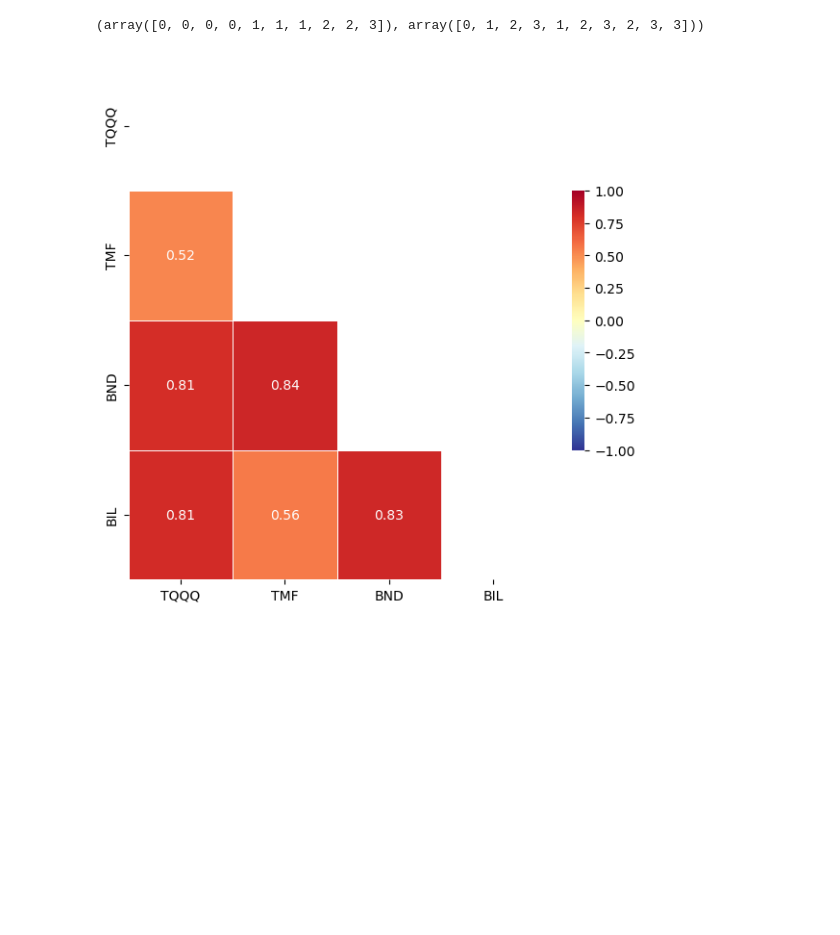
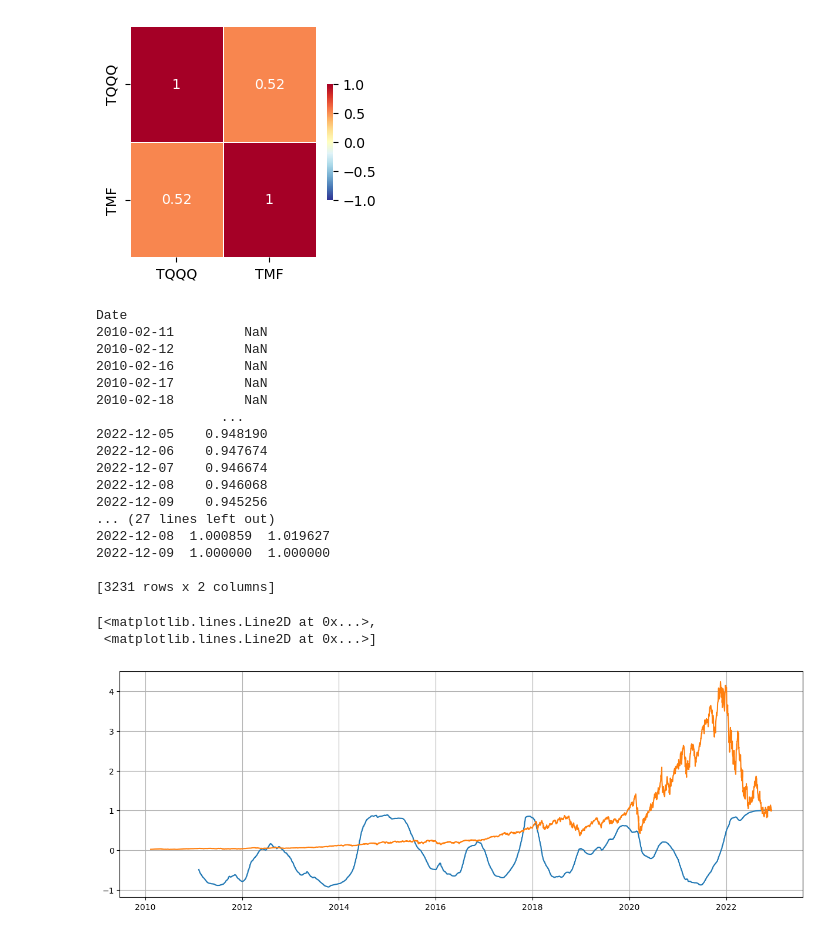
Before and after one commit to unius1004/DualMomentum, a Jupyter notebook: analyze.ipynb, the cells around one changed output. Drawn from its saved outputs; the diff is of its cells as text; code cells hidden in the pictures; blank space fills up the shorter version.

```diff
--- a/analyze.ipynb
+++ b/analyze.ipynb
@@ -5,8 +5,8 @@ import matplotlib.pyplot as plt
 import seaborn as sns
 import yfinance as yf
 # %%
-tickers = ['TQQQ','TMF','BND','BIL']
-data = yf.download(tickers)['Adj Close']
+tickers = ['TQQQ','TMF']
+data = yf.download(tickers, end='2022-12-31')['Adj Close']
 data = data[tickers]
 for c in data.columns:
     print(c, data[c].first_valid_index())
@@ -49,22 +49,57 @@ BIL   0.813562  0.561974  0.833154  1.000000
 # %%
 # 그림 사이즈 지정
-fig, ax = plt.subplots(figsize=(7,7))
+fig, ax = plt.subplots(figsize=(3,3))
 
 # 삼각형 마스크를 만든다(위 쪽 삼각형에 True, 아래 삼각형에 False)
-mask = np.zeros_like(corr, dtype=np.bool_)
-mask[np.triu_indices_from(mask)] = True
-print(np.triu_indices_from(mask))
+#mask = np.zeros_like(corr, dtype=np.bool_)
+#mask[np.triu_indices_from(mask)] = True
+#print(np.triu_indices_from(mask))
 
 # 히트맵을 그린다
 sns.heatmap(corr,
             cmap = 'RdYlBu_r',
             annot = True,   # 실제 값을 표시한다
             annot_kws = {'size':10},
-            mask=mask,      # 표시하지 않을 마스크 부분을 지정한다
+ #           mask=mask,      # 표시하지 않을 마스크 부분을 지정한다
             linewidths=.5,  # 경계면 실선으로 구분하기
             cbar_kws={"shrink": .5},# 컬러바 크기 절반으로 줄이기
             vmin = -1,vmax = 1)   # 컬러바 범위 -1 ~ 1
 plt.show()
 # %% [output]
-(array([0, 0, 0, 0, 1, 1, 1, 2, 2, 3]), array([0, 1, 2, 3, 1, 2, 3, 2, 3, 3]))
-[figure, old version]
+[figure, new version]
+# %%
+window = 252
+rolling_corr = assets.rolling(window).corr()['TQQQ'].loc[:,'TMF']
+print(rolling_corr)
+
+corr = pd.merge(rolling_corr, assets['TQQQ'], on='Date', how='left')
+corr.rename(columns={'TQQQ_x':'corr','TQQQ_y':'price'}, inplace=True)
+print(corr)
+
+corr = corr / corr.loc['2022-12-09']
+print(corr)
+
+plt.figure(figsize=(15,5))
+plt.grid(True)
+plt.plot(corr)
+# %% [output]
+Date
+2010-02-11         NaN
+2010-02-12         NaN
+2010-02-16         NaN
+2010-02-17         NaN
+2010-02-18         NaN
+                ...
+2022-12-05    0.948190
+2022-12-06    0.947674
+2022-12-07    0.946674
+2022-12-08    0.946068
+2022-12-09    0.945256
+... (27 lines left out)
+2022-12-08  1.000859  1.019627
+2022-12-09  1.000000  1.000000
+
+[3231 rows x 2 columns]
+[<matplotlib.lines.Line2D at 0x...>,
+ <matplotlib.lines.Line2D at 0x...>]
+[figure, added]
```
Also changed, not shown: parts of 3 cells of this notebook, 1 other file.
